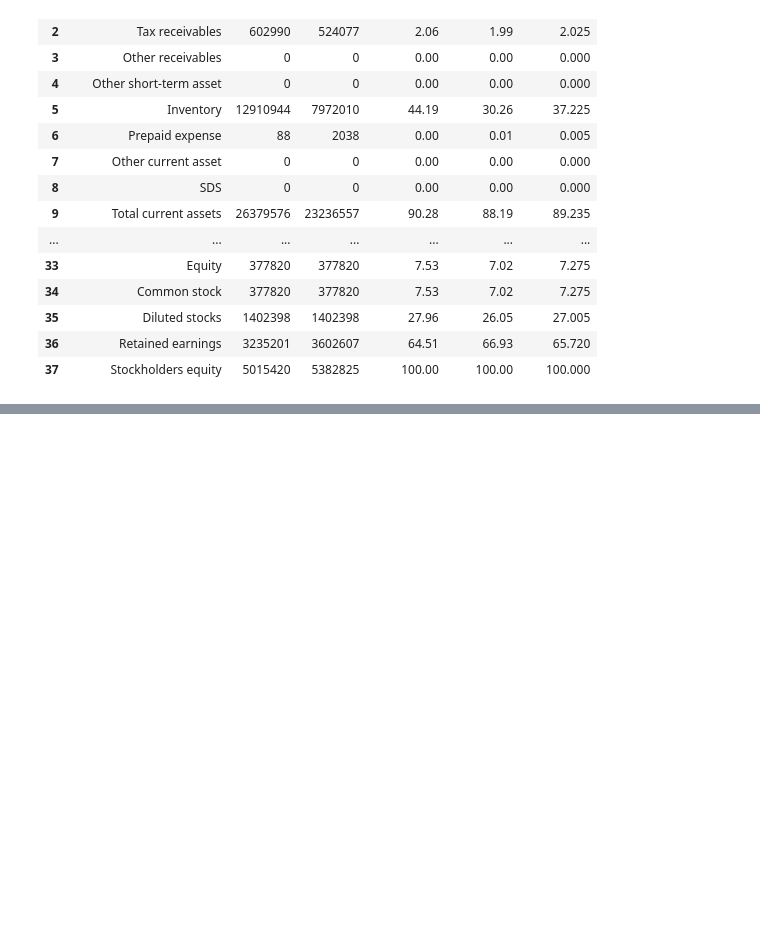
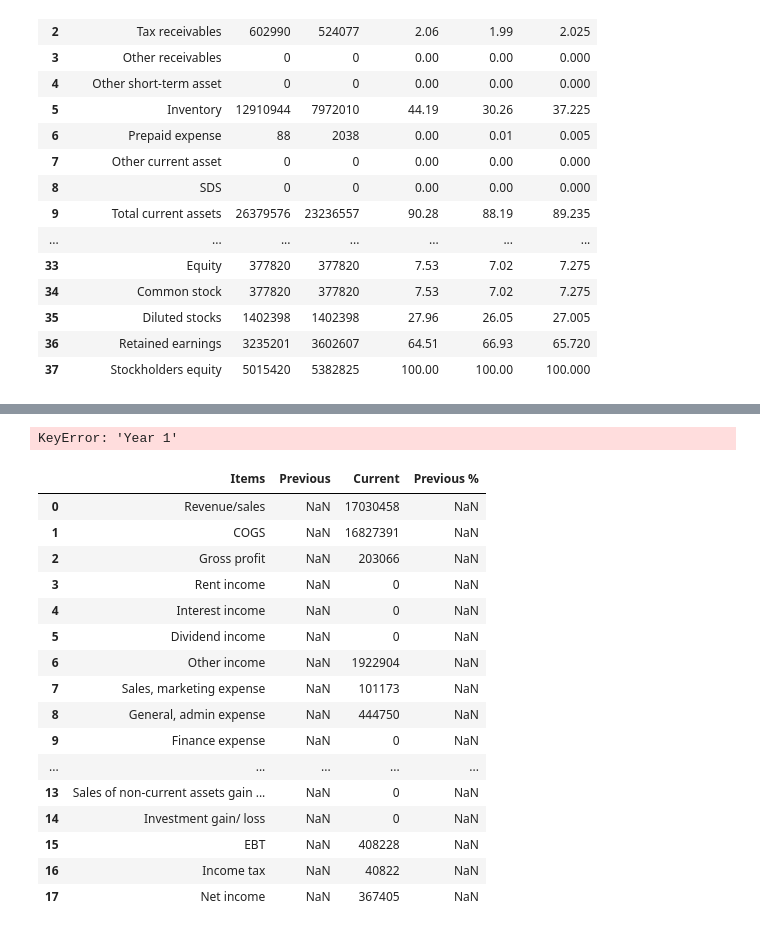
Before and after one commit to sarazoloo/Financial_analysis, a Jupyter notebook: formula.ipynb, the cells around one changed output, grey strips where cells are left out. Cells and saved outputs as stored; diff of their text form; code cells hidden in the pictures; blank space fills up the shorter version.

```diff
--- a/formula.ipynb
+++ b/formula.ipynb
@@ -490,0 +540,4 @@ balance_df
+# %%
+balance_df = fill_nan1()
+# %% [output]
+KeyError: 'Year 1'
@@ -490,0 +552,20 @@ balance_df
+# %%
+income_df
+# %% [output]
+|  | Items | Previous | Current | Previous % |
+| 0 | Revenue/sales | NaN | 17030458 | NaN |
+| 1 | COGS | NaN | 16827391 | NaN |
+| 2 | Gross profit | NaN | 203066 | NaN |
+| 3 | Rent income | NaN | 0 | NaN |
+| 4 | Interest income | NaN | 0 | NaN |
+| 5 | Dividend income | NaN | 0 | NaN |
+| 6 | Other income | NaN | 1922904 | NaN |
+| 7 | Sales, marketing expense | NaN | 101173 | NaN |
+| 8 | General, admin expense | NaN | 444750 | NaN |
+| 9 | Finance expense | NaN | 0 | NaN |
+| ... | ... | ... | ... | ... |
+| 13 | Sales of non-current assets gain ... | NaN | 0 | NaN |
+| 14 | Investment gain/ loss | NaN | 0 | NaN |
+| 15 | EBT | NaN | 408228 | NaN |
+| 16 | Income tax | NaN | 40822 | NaN |
+| 17 | Net income | NaN | 367405 | NaN |
```
Also changed, not shown: parts of 17 cells of this notebook.
